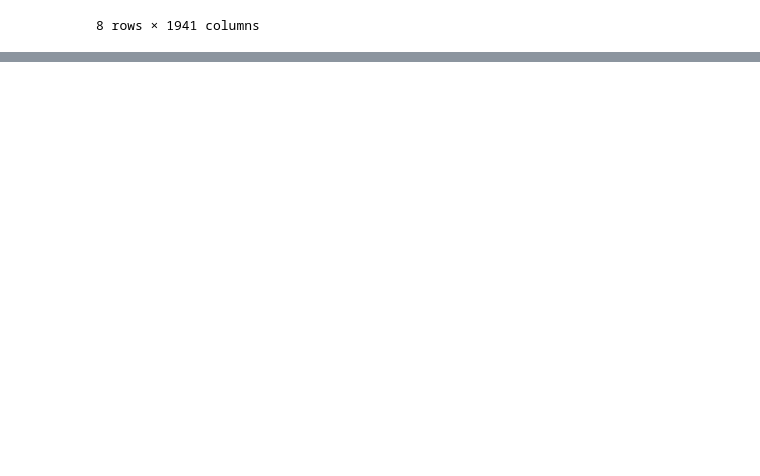
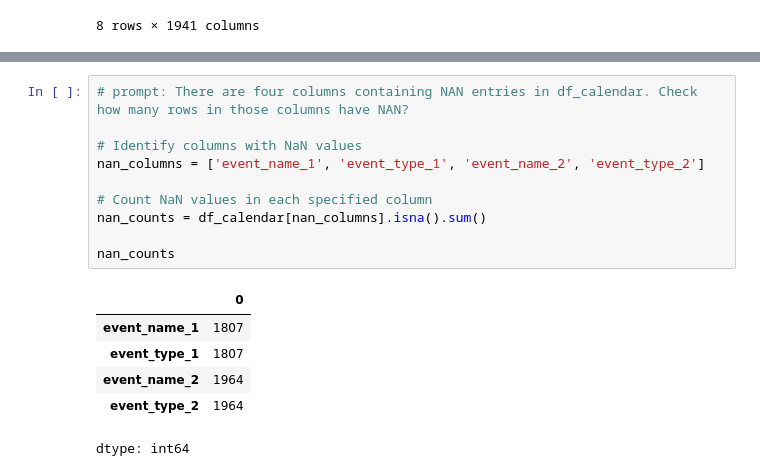
Before and after one commit to arn97/MLTSA25_ARoy, a Jupyter notebook: project/Preprocessing/MLTSA_Project.ipynb, the cells around one changed output, grey strips where cells are left out. Cells and saved outputs as stored; diff of their text form; blank space fills up the shorter version.

```diff
--- a/project/Preprocessing/MLTSA_Project.ipynb
+++ b/project/Preprocessing/MLTSA_Project.ipynb
@@ -314,0 +318,17 @@ df_sales.describe()
+# %%
+# prompt: There are four columns containing NAN entries in df_calendar. Check how many rows in those columns have NAN?
+
+# Identify columns with NaN values
+nan_columns = ['event_name_1', 'event_type_1', 'event_name_2', 'event_type_2']
+
+# Count NaN values in each specified column
+nan_counts = df_calendar[nan_columns].isna().sum()
+
+nan_counts
+# %% [output]
+|  | 0 |
+| event_name_1 | 1807 |
+| event_type_1 | 1807 |
+| event_name_2 | 1964 |
+| event_type_2 | 1964 |
+dtype: int64
```
Also changed, not shown: parts of 5 cells of this notebook.
